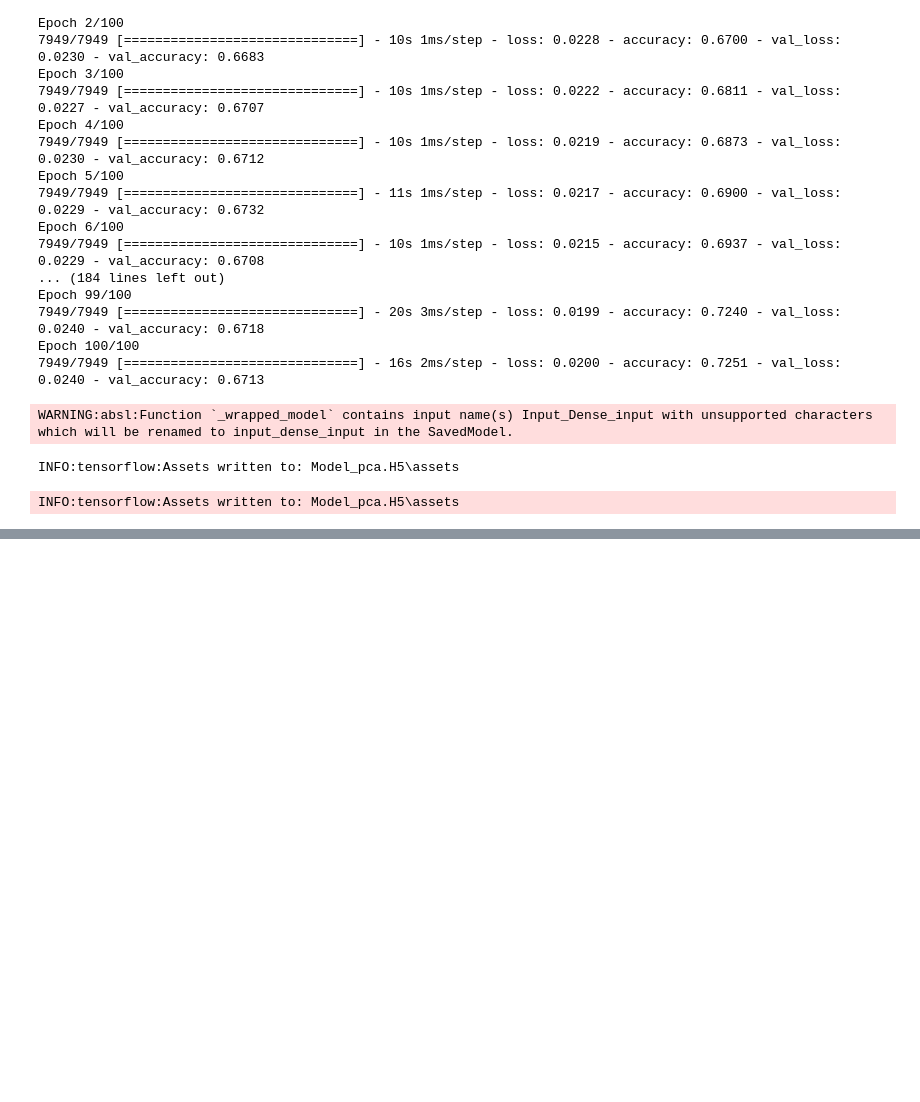
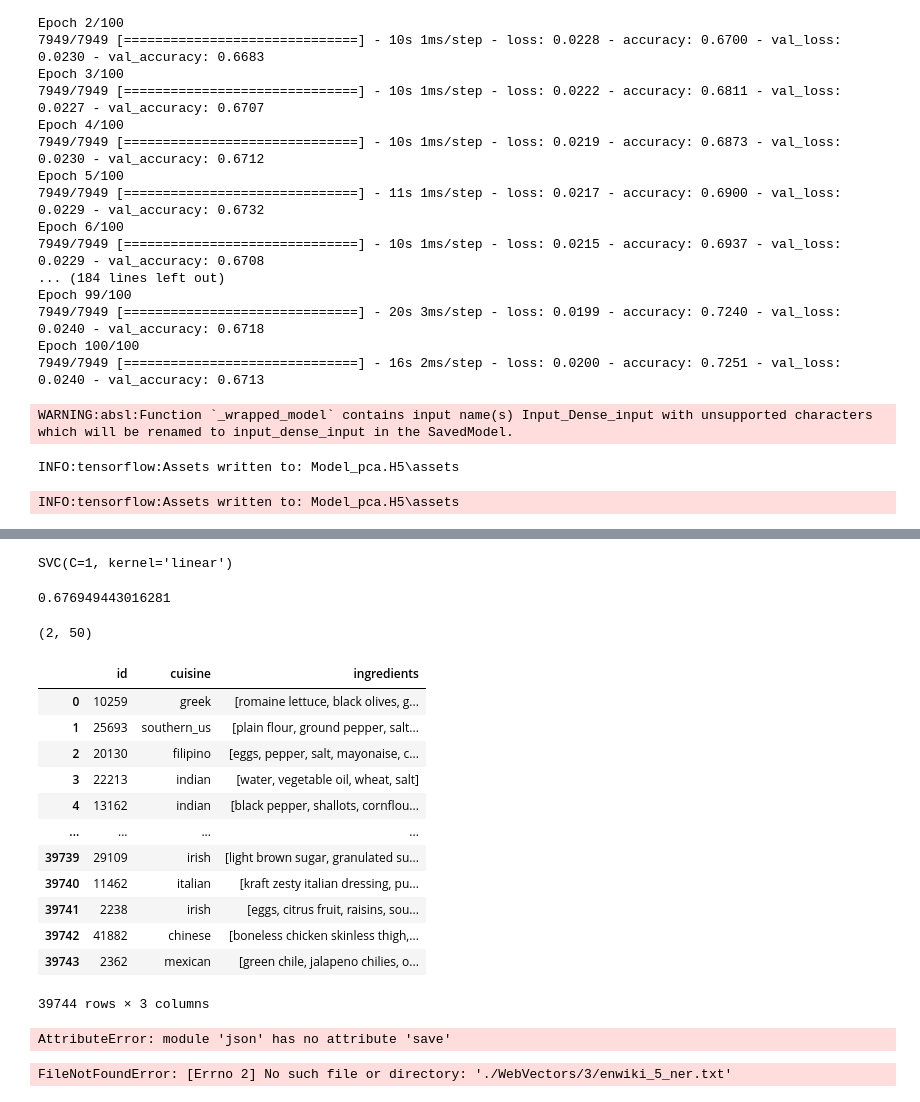
Before and after one commit to Goooo4it/Clementine-cuisine-prediction-project, a Jupyter notebook: Arpan's.ipynb, the cells around one changed output, grey strips where cells are left out. Saved outputs shown, nothing was run; the diff lists cells and outputs as text; code cells hidden in the pictures; blank space fills up the shorter version.

Commit message:
Updating clean data

```diff
--- a/Arpan's.ipynb
+++ b/Arpan's.ipynb
@@ -502,0 +484,10 @@ AttributeError: 'KeyedVectors' object has no attribute 'w2v'
+# %%
+svm_model_w2v_linear.fit(X_train_norm,y_train)
+# %% [output]
+SVC(C=1, kernel='linear')
+# %%
+w2v_linear_pred = svm_model_w2v_linear.predict(X_val_norm)
+acc = svm_model_w2v_linear.score(X_val_norm, y_val)
+acc
+# %% [output]
+0.676949443016281
@@ -502,0 +497,24 @@ AttributeError: 'KeyedVectors' object has no attribute 'w2v'
+# %%
+W2V['yogurt', 'kick'].shape
+# %% [output]
+(2, 50)
+# %%
+pd.DataFrame(data_train)
+# %% [output]
+|  | id | cuisine | ingredients |
+| 0 | 10259 | greek | [romaine lettuce, black olives, g... |
+| 1 | 25693 | southern_us | [plain flour, ground pepper, salt... |
+| 2 | 20130 | filipino | [eggs, pepper, salt, mayonaise, c... |
+| 3 | 22213 | indian | [water, vegetable oil, wheat, salt] |
+| 4 | 13162 | indian | [black pepper, shallots, cornflou... |
+| ... | ... | ... | ... |
+| 39739 | 29109 | irish | [light brown sugar, granulated su... |
+| 39740 | 11462 | italian | [kraft zesty italian dressing, pu... |
+| 39741 | 2238 | irish | [eggs, citrus fruit, raisins, sou... |
+| 39742 | 41882 | chinese | [boneless chicken skinless thigh,... |
+| 39743 | 2362 | mexican | [green chile, jalapeno chilies, o... |
+39744 rows × 3 columns
+# %%
+json.save('data_train_clean', data_train)
+# %% [output]
+AttributeError: module 'json' has no attribute 'save'
@@ -502,0 +525,4 @@ AttributeError: 'KeyedVectors' object has no attribute 'w2v'
+# %%
+word_vectors_trial = gensim.models.KeyedVectors.load_word2vec_format(w2v_model, binary=False)
+# %% [output]
+FileNotFoundError: [Errno 2] No such file or directory: './WebVectors/3/enwiki_5_ner.txt'
```
Also changed, not shown: parts of 43 cells of this notebook, 1 other file.
